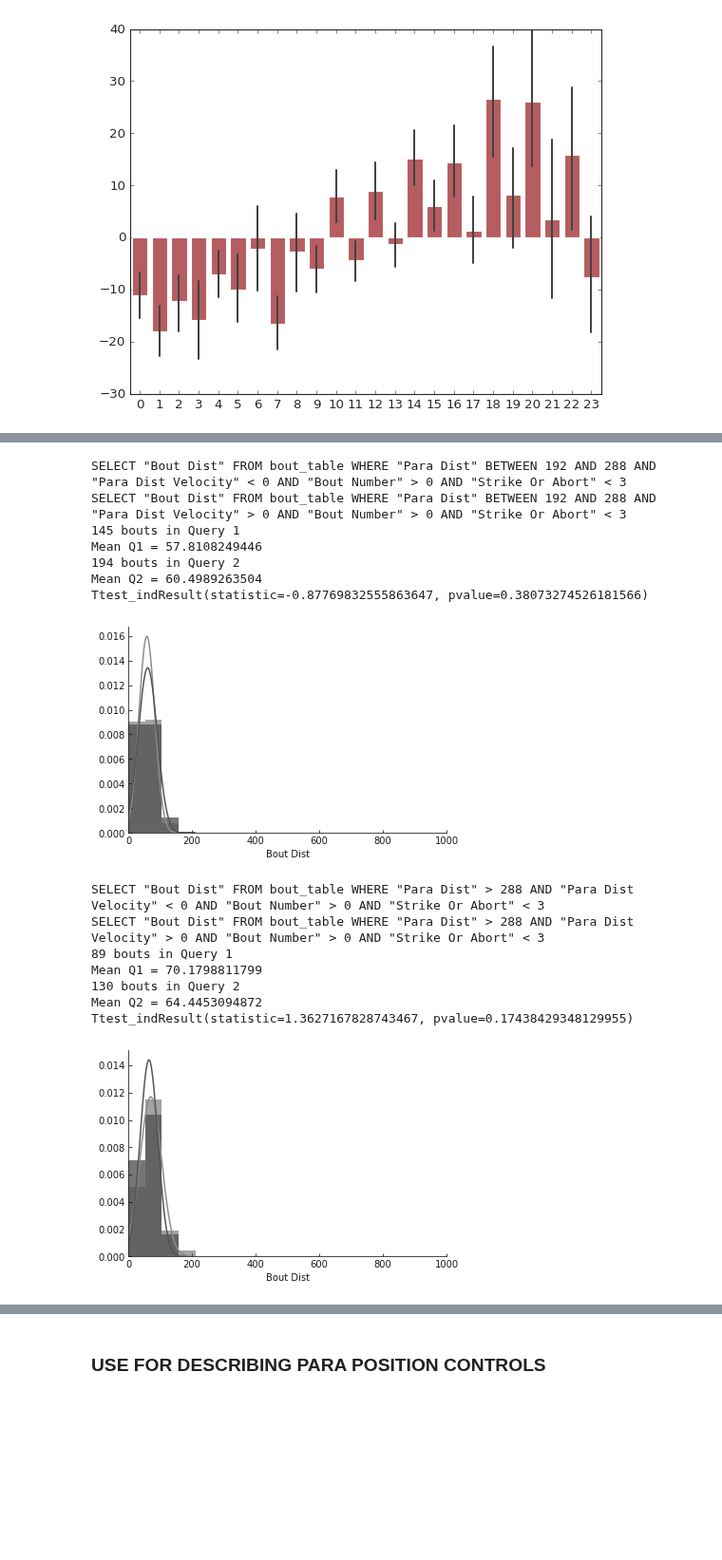
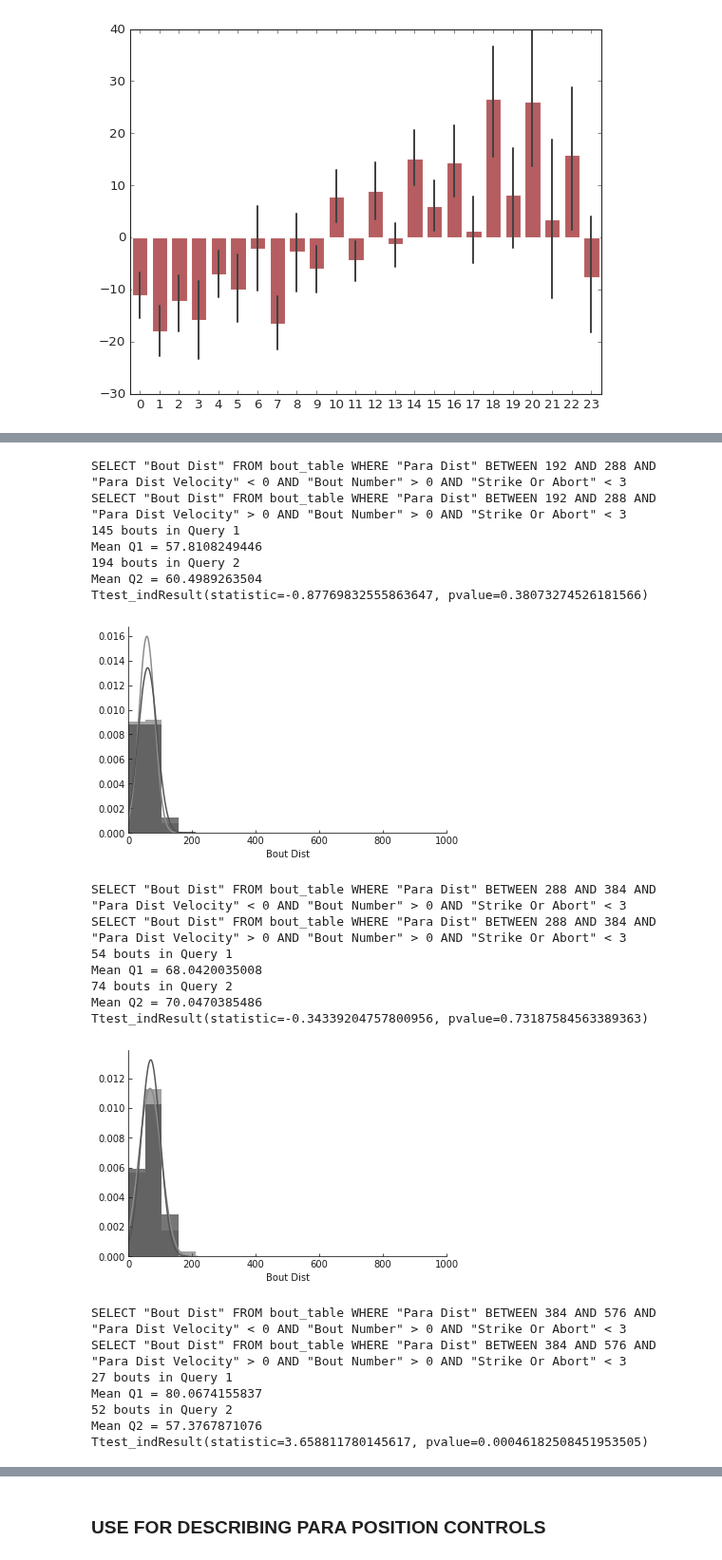
Before and after one commit to elifesciences-publications/PreycapMaster, a Jupyter notebook: BDB_Plot.ipynb, the cells around one changed output, grey strips where cells are left out. Shown at 95% size. Drawn from its saved outputs; the diff is of its cells as text; code cells hidden in the pictures; blank space fills up the shorter version.

```diff
--- a/BDB_Plot.ipynb
+++ b/BDB_Plot.ipynb
@@ -466,21 +466,57 @@ distv1 = bdsim_raw.compare_2_queries(varb,
         '"Para Dist" BETWEEN 96 AND 192 AND "Para Dist Velocity" < 0 AND "Bout Number" > 0 AND "Strike Or Abort" < 3',
         '"Para Dist" BETWEEN 96 AND 192 AND "Para Dist Velocity" > 0 AND "Bout Number" > 0 AND "Strike Or Abort" < 3',
         1, 0, color, lims)
+
 distv2 = bdsim_raw.compare_2_queries(varb,
         '"Para Dist" BETWEEN 192 AND 288 AND "Para Dist Velocity" < 0 AND "Bout Number" > 0 AND "Strike Or Abort" < 3',
         '"Para Dist" BETWEEN 192 AND 288 AND "Para Dist Velocity" > 0 AND "Bout Number" > 0 AND "Strike Or Abort" < 3',
         1, 0, color, lims)
+
 distv3 = bdsim_raw.compare_2_queries(varb,
-        '"Para Dist" > 288 AND "Para Dist Velocity" < 0 AND "Bout Number" > 0 AND "Strike Or Abort" < 3',
-        '"Para Dist" > 288 AND "Para Dist Velocity" > 0 AND "Bout Number" > 0 AND "Strike Or Abort" < 3',
+        '"Para Dist" BETWEEN 288 AND 384 AND "Para Dist Velocity" < 0 AND "Bout Number" > 0 AND "Strike Or Abort" < 3',
+        '"Para Dist" BETWEEN 288 AND 384 AND "Para Dist Velocity" > 0 AND "Bout Number" > 0 AND "Strike Or Abort" < 3',
         1, 0, color, lims)
+
+distv4 = bdsim_raw.compare_2_queries(varb,
+        '"Para Dist" BETWEEN 384 AND 576 AND "Para Dist Velocity" < 0 AND "Bout Number" > 0 AND "Strike Or Abort" < 3',
+        '"Para Dist" BETWEEN 384 AND 576 AND "Para Dist Velocity" > 0 AND "Bout Number" > 0 AND "Strike Or Abort" < 3',
+        1, 0, color, lims)
+
+distv5 = bdsim_raw.compare_2_queries(varb,
+        '"Para Dist" > 576 AND "Para Dist Velocity" < 0 AND "Bout Number" > 0 AND "Strike Or Abort" < 3',
+        '"Para Dist" > 576 AND "Para Dist Velocity" > 0 AND "Bout Number" > 0 AND "Strike Or Abort" < 3',
+        1, 0, color, lims)
+
+
+
+# ONLY 6 TOTAL BOUTS HERE! ONCE YOU GET PAST HERE THERE ARE ONLY ABOUT 15 BOUTS, BUT THESE SKEW THE REGRESSION FITS.
+
+# distv6 = bdsim_raw.compare_2_queries(varb,
+#         '"Para Dist" BETWEEN 572 AND 668 AND "Para Dist Velocity" < 0 AND "Bout Number" > 0 AND "Strike Or Abort" < 3',
+#         '"Para Dist" BETWEEN 572 AND 668 AND "Para Dist Velocity" > 0 AND "Bout Number" > 0 AND "Strike Or Abort" < 3',
+#         1, 0, color, lims)
+
+
+
+# distv7 = bdsim_raw.compare_2_queries(varb,
+#         '"Para Dist" > 668 AND "Para Dist Velocity" < 0 AND "Bout Number" > 0 AND "Strike Or Abort" < 3',
+#         '"Para Dist" > 668 AND "Para Dist Velocity" > 0 AND "Bout Number" > 0 AND "Strike Or Abort" < 3',
+#         1, 0, color, lims)
+
+# distv8 = bdsim_raw.compare_2_queries(varb,
+#         '"Para Dist" BETWEEN 762 AND 858 AND "Para Dist Velocity" < 0 AND "Bout Number" > 0 AND "Strike Or Abort" < 3',
+#         '"Para Dist" BETWEEN 762 AND 858 AND "Para Dist Velocity" > 0 AND "Bout Number" > 0 AND "Strike Or Abort" < 3',
+#         1, 0, color, lims)
+
+
+count_sim =  bdsim_raw.compare_2_queries(varb,
+            '"Para Dist" BETWEEN 0 AND 288 AND "Bout Number" > 0 AND "Strike Or Abort" < 3',
+            '"Para Dist" > 288 AND "Bout Number" > 0 AND "Strike Or Abort" < 3',
+            1, 0, color, lims)
+
 # distv4 = bdsim_raw.compare_2_queries(varb,
-#         '"Para Dist" BETWEEN 382 AND 478 AND "Para Dist Velocity" < 0 AND "Bout Number" > 0 AND "Strike Or Abort" < 3',
-#         '"Para Dist" BETWEEN 382 AND 478 AND "Para Dist Velocity" > 0 AND "Bout Number" > 0 AND "Strike Or Abort" < 3',
-#         1, 0, color, lims)
-# distv5 = bdsim_raw.compare_2_queries(varb,
-#         '"Para Dist" > 478 AND "Para Dist Velocity" < 0 AND "Bout Number" > 0 AND "Strike Or Abort" < 3',
-#         '"Para Dist" > 478 AND "Para Dist Velocity" > 0 AND "Bout Number" > 0 AND "Strike Or Abort" < 3',
+#         '"Para Dist" > 382 AND "Para Dist Velocity" < 0 AND "Bout Number" > 0 AND "Strike Or Abort" < 3',
+#         '"Para Dist" > 382 AND "Para Dist Velocity" > 0 AND "Bout Number" > 0 AND "Strike Or Abort" < 3',
 #         1, 0, color, lims)
 
 
@@ -488,38 +524,45 @@ distv3 = bdsim_raw.compare_2_queries(varb,
 #         '"Para Dist" < -.524 AND "Para Dist Velocity" < 0 AND "Bout Number" > 0 AND "Strike Or Abort" < 3',
 #         '"Para Dist" < -.524 AND "Para Dist Velocity" > 0 AND "Bout Number" > 0 AND "Strike Or Abort" < 3',
 #         1, 0, color, lims)
 
 distv0[0].savefig('dist_2q.pdf')
 # %% [output]
 SELECT "Bout Dist" FROM bout_table WHERE "Para Dist" BETWEEN 0 AND 96 AND "Para Dist Velocity" < 0 AND "Bout Number" > 0 AND "Strike Or Abort" < 3
 SELECT "Bout Dist" FROM bout_table WHERE "Para Dist" BETWEEN 0 AND 96 AND "Para Dist Velocity" > 0 AND "Bout Number" > 0 AND "Strike Or Abort" < 3
 76 bouts in Query 1
 Mean Q1 = 23.3420423261
 304 bouts in Query 2
 Mean Q2 = 34.6405234858
 Ttest_indResult(statistic=-4.7666724167764603, pvalue=2.6766004319430703e-06)
 [figure]
 SELECT "Bout Dist" FROM bout_table WHERE "Para Dist" BETWEEN 96 AND 192 AND "Para Dist Velocity" < 0 AND "Bout Number" > 0 AND "Strike Or Abort" < 3
 SELECT "Bout Dist" FROM bout_table WHERE "Para Dist" BETWEEN 96 AND 192 AND "Para Dist Velocity" > 0 AND "Bout Number" > 0 AND "Strike Or Abort" < 3
 276 bouts in Query 1
 Mean Q1 = 39.5117916032
 567 bouts in Query 2
 Mean Q2 = 44.9186703555
 Ttest_indResult(statistic=-3.1743387935862479, pvalue=0.001556424892998844)
 [figure]
 SELECT "Bout Dist" FROM bout_table WHERE "Para Dist" BETWEEN 192 AND 288 AND "Para Dist Velocity" < 0 AND "Bout Number" > 0 AND "Strike Or Abort" < 3
 SELECT "Bout Dist" FROM bout_table WHERE "Para Dist" BETWEEN 192 AND 288 AND "Para Dist Velocity" > 0 AND "Bout Number" > 0 AND "Strike Or Abort" < 3
 145 bouts in Query 1
 Mean Q1 = 57.8108249446
 194 bouts in Query 2
 Mean Q2 = 60.4989263504
 Ttest_indResult(statistic=-0.87769832555863647, pvalue=0.38073274526181566)
 [figure]
-SELECT "Bout Dist" FROM bout_table WHERE "Para Dist" > 288 AND "Para Dist Velocity" < 0 AND "Bout Number" > 0 AND "Strike Or Abort" < 3
-SELECT "Bout Dist" FROM bout_table WHERE "Para Dist" > 288 AND "Para Dist Velocity" > 0 AND "Bout Number" > 0 AND "Strike Or Abort" < 3
-89 bouts in Query 1
-Mean Q1 = 70.1798811799
-130 bouts in Query 2
-Mean Q2 = 64.4453094872
-Ttest_indResult(statistic=1.3627167828743467, pvalue=0.17438429348129955)
+SELECT "Bout Dist" FROM bout_table WHERE "Para Dist" BETWEEN 288 AND 384 AND "Para Dist Velocity" < 0 AND "Bout Number" > 0 AND "Strike Or Abort" < 3
+SELECT "Bout Dist" FROM bout_table WHERE "Para Dist" BETWEEN 288 AND 384 AND "Para Dist Velocity" > 0 AND "Bout Number" > 0 AND "Strike Or Abort" < 3
+54 bouts in Query 1
+Mean Q1 = 68.0420035008
+74 bouts in Query 2
+Mean Q2 = 70.0470385486
+Ttest_indResult(statistic=-0.34339204757800956, pvalue=0.73187584563389363)
-[figure, old version]
+[figure, new version]
+SELECT "Bout Dist" FROM bout_table WHERE "Para Dist" BETWEEN 384 AND 576 AND "Para Dist Velocity" < 0 AND "Bout Number" > 0 AND "Strike Or Abort" < 3
+SELECT "Bout Dist" FROM bout_table WHERE "Para Dist" BETWEEN 384 AND 576 AND "Para Dist Velocity" > 0 AND "Bout Number" > 0 AND "Strike Or Abort" < 3
+27 bouts in Query 1
+Mean Q1 = 80.0674155837
+52 bouts in Query 2
+Mean Q2 = 57.3767871076
+Ttest_indResult(statistic=3.658811780145617, pvalue=0.00046182508451953505)
```
Also changed, not shown: parts of 7 cells of this notebook, 4 other files.
